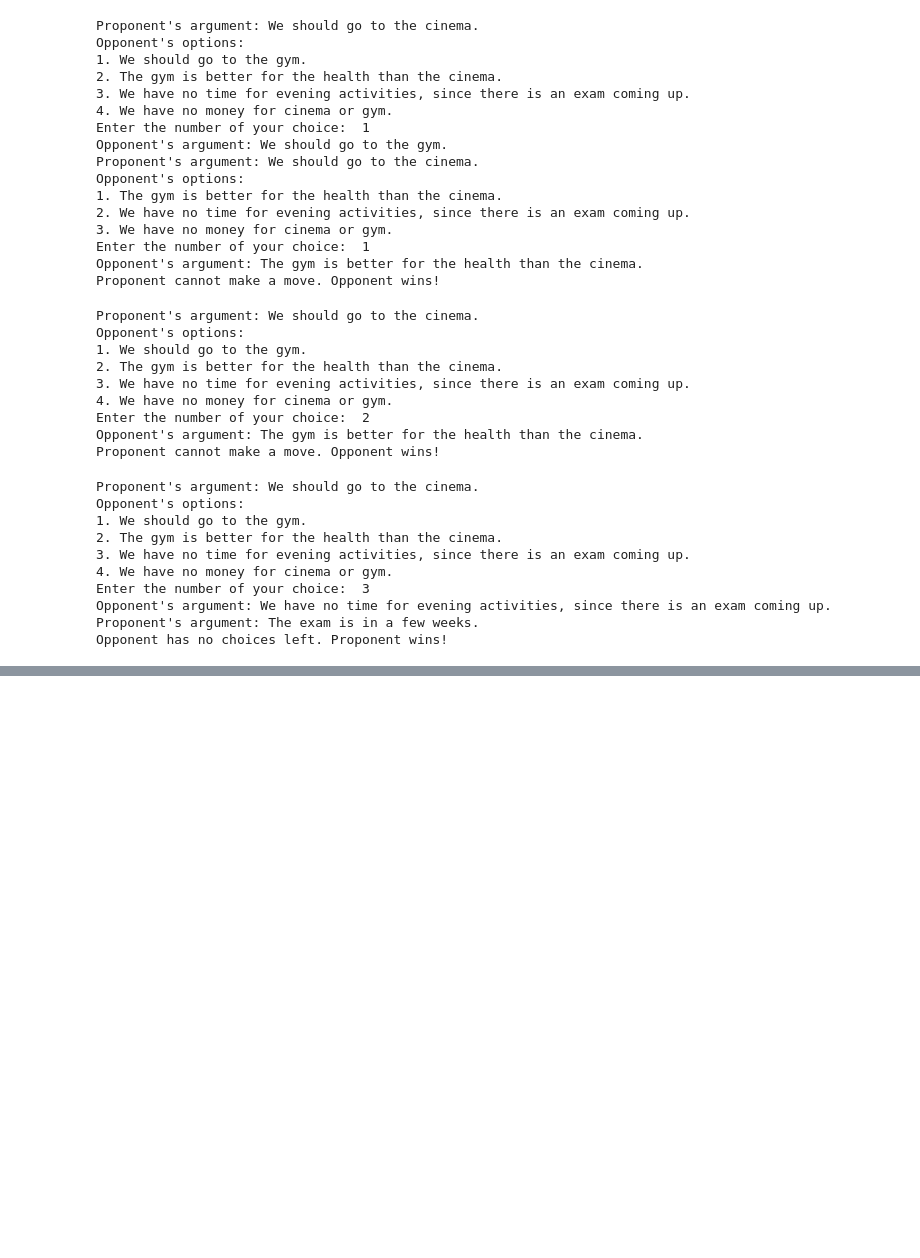
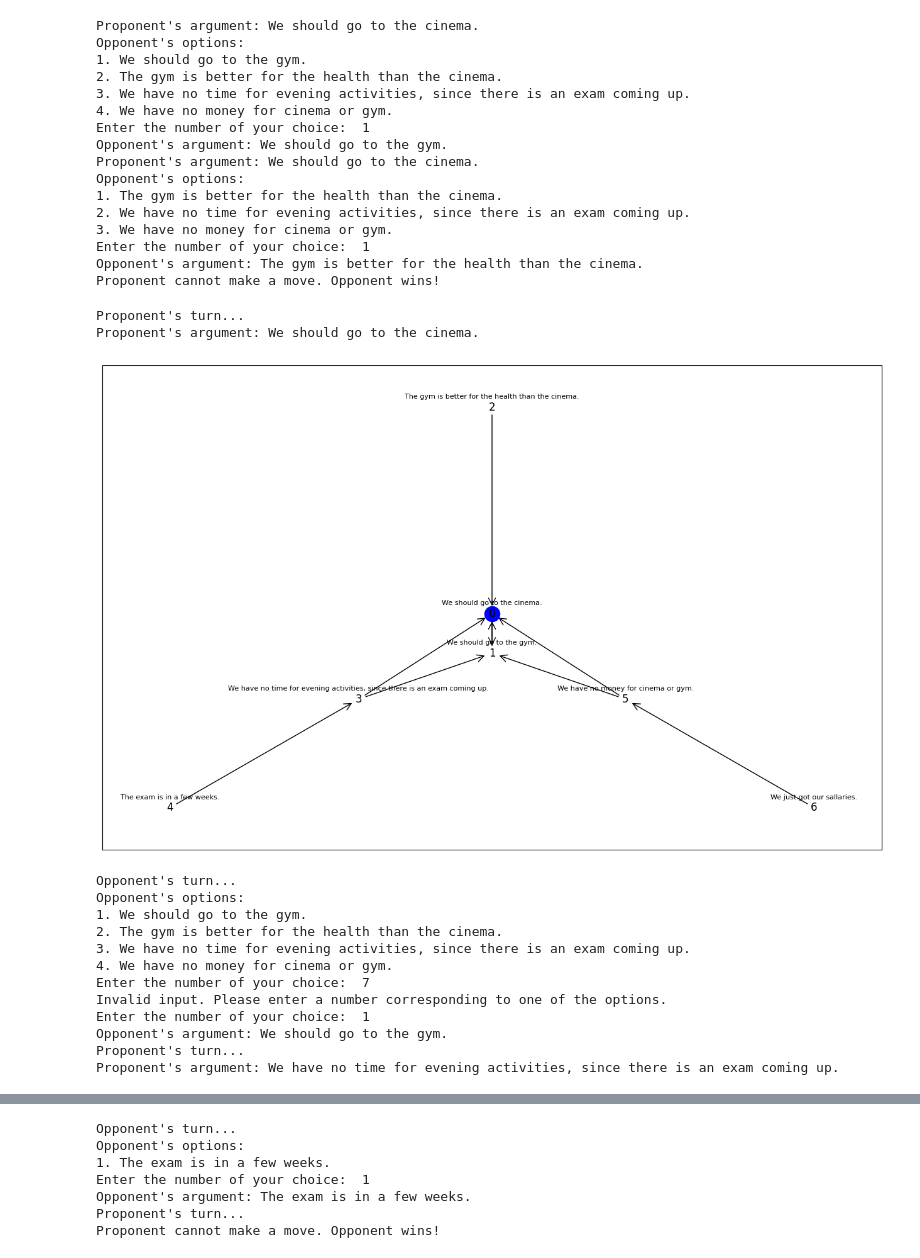
Before and after one commit to matercomus/KR_2023_G16, a Jupyter notebook: playground.ipynb, the cells around one changed output, grey strips where cells are left out. Drawn from its saved outputs; the diff is of its cells as text; code cells hidden in the pictures; blank space fills up the shorter version.

Commit message:
added graphing game steps and verbose mode

```diff
--- a/playground.ipynb
+++ b/playground.ipynb
@@ -135,30 +136,3 @@ Opponent's options:
 Enter the number of your choice:  1
 Opponent's argument: The gym is better for the health than the cinema.
 Proponent cannot make a move. Opponent wins!
-# %%
-game = Game(data, '0')  # Replace '0' with the claimed argument
-game.play()
-# %% [output]
-Proponent's argument: We should go to the cinema.
-Opponent's options:
-1. We should go to the gym.
-2. The gym is better for the health than the cinema.
-3. We have no time for evening activities, since there is an exam coming up.
-4. We have no money for cinema or gym.
-Enter the number of your choice:  2
-Opponent's argument: The gym is better for the health than the cinema.
-Proponent cannot make a move. Opponent wins!
-# %%
-game = Game(data, '0')  # Replace '0' with the claimed argument
-game.play()
-# %% [output]
-Proponent's argument: We should go to the cinema.
-Opponent's options:
-1. We should go to the gym.
-2. The gym is better for the health than the cinema.
-3. We have no time for evening activities, since there is an exam coming up.
-4. We have no money for cinema or gym.
-Enter the number of your choice:  3
-Opponent's argument: We have no time for evening activities, since there is an exam coming up.
-Proponent's argument: The exam is in a few weeks.
-Opponent has no choices left. Proponent wins!
@@ -164,0 +224,19 @@ Opponent has no choices left. Proponent wins!
+# %%
+game = Game(data, '0', verbose=False, show_graph=True)  # Replace '0' with the claimed argument
+game.play()
+# %% [output]
+Proponent's turn...
+Proponent's argument: We should go to the cinema.
+[figure, added]
+Opponent's turn...
+Opponent's options:
+1. We should go to the gym.
+2. The gym is better for the health than the cinema.
+3. We have no time for evening activities, since there is an exam coming up.
+4. We have no money for cinema or gym.
+Enter the number of your choice:  7
+Invalid input. Please enter a number corresponding to one of the options.
+Enter the number of your choice:  1
+Opponent's argument: We should go to the gym.
+Proponent's turn...
+Proponent's argument: We have no time for evening activities, since there is an exam coming up.
@@ -164,0 +244,7 @@ Opponent has no choices left. Proponent wins!
+Opponent's turn...
+Opponent's options:
+1. The exam is in a few weeks.
+Enter the number of your choice:  1
+Opponent's argument: The exam is in a few weeks.
+Proponent's turn...
+Proponent cannot make a move. Opponent wins!
```
Also changed, not shown: parts of 7 cells of this notebook.
